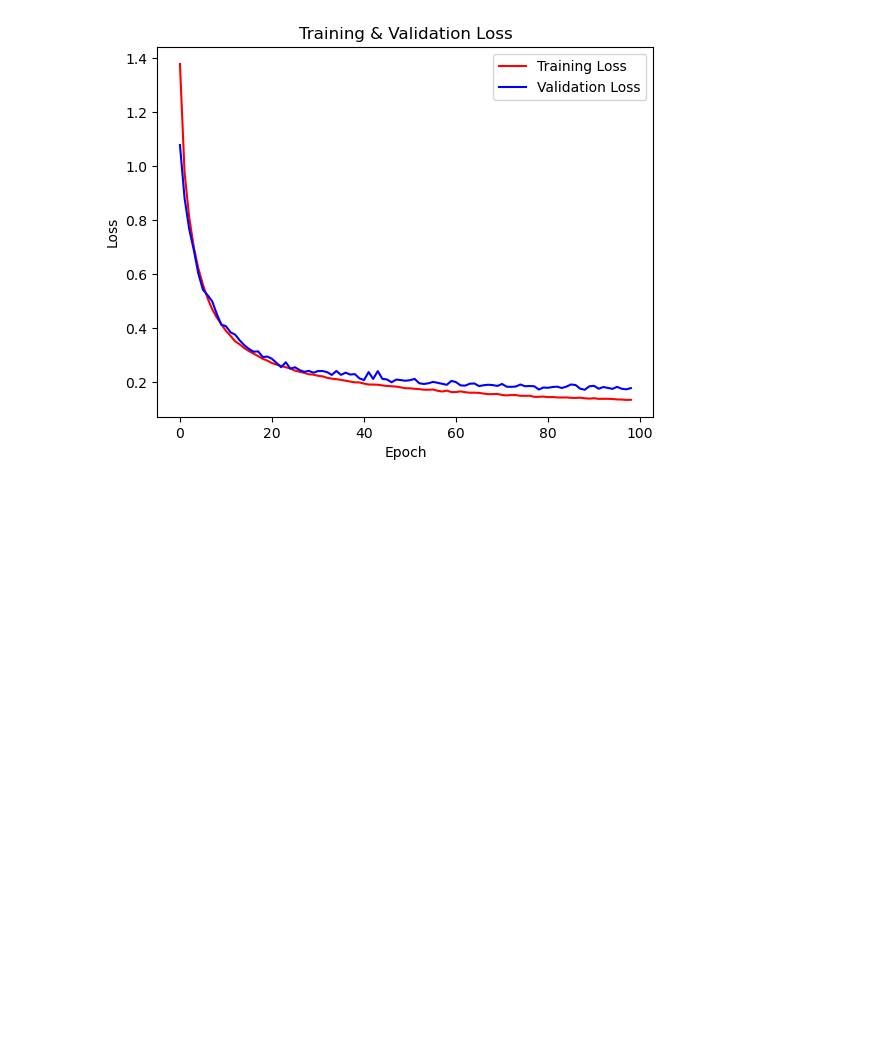
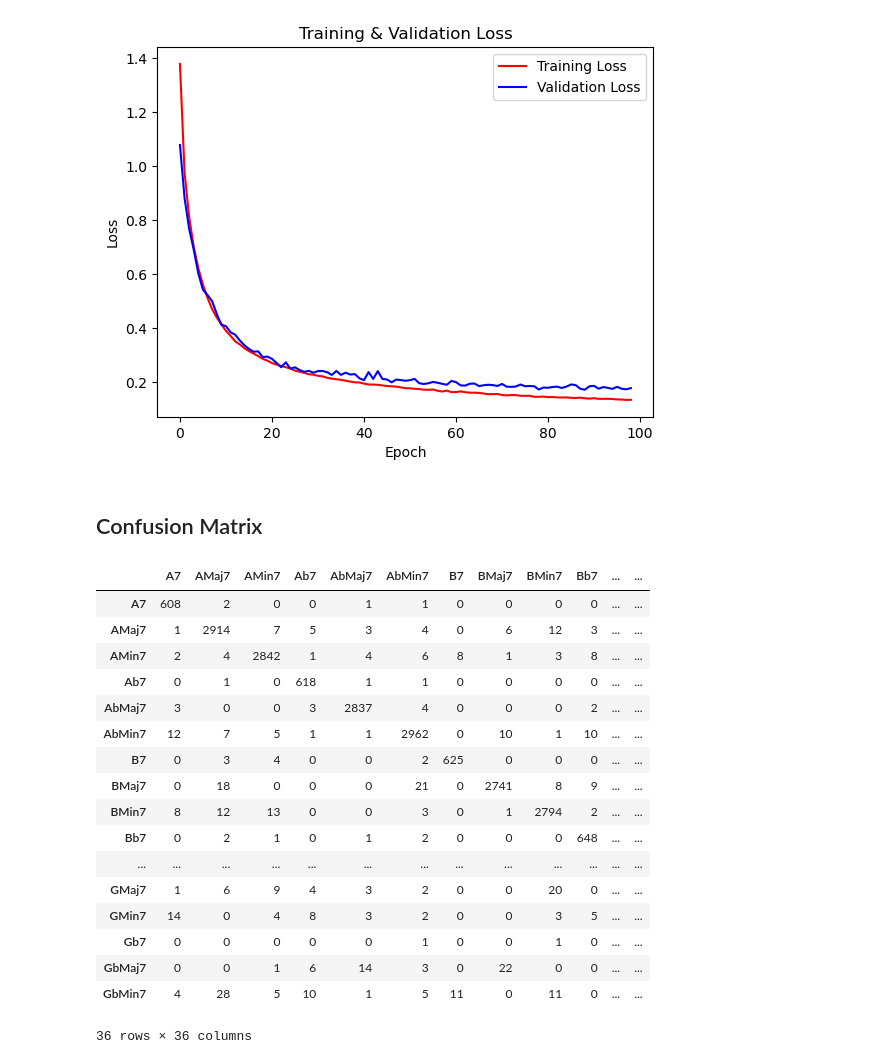
Before and after one commit to HaikalMPPH/chord-recognition, a Jupyter notebook: Model/explore.ipynb, the cells around one changed output. Cells and saved outputs as stored; diff of their text form; code cells hidden in the pictures; blank space fills up the shorter version.

Commit message:
stronger and sexier model

```diff
--- a/Model/explore.ipynb
+++ b/Model/explore.ipynb
@@ -100,6 +146,7 @@ plt.tight_layout()
 # %% [markdown]
 # Model
 # %%
-history = pd.read_csv("./model_lstm_cens_64_64_history.csv")
-history
+model = tf.keras.models.load_model("./model_lstm_cens_64_64.keras")
+history = pd.read_csv("./History/model_lstm_cens_64_64_history.csv")
+y_pred = np.argmax(model.predict(X_seq_test), axis=1)
 # %% [output]
@@ -137,3 +174,29 @@ plt.show()
 # %% [output]
 [figure]
 [figure]
+# %% [markdown]
+## Confusion Matrix
+# %%
+cm = sk.metrics.confusion_matrix(y_seq_test, y_pred)
+cm_df = pd.DataFrame(cm, index=encoder.classes_, columns=encoder.classes_)
+cm_df.to_csv("normalized_confusion_matrix.csv")
+cm_df
+# %% [output]
+|  | A7 | AMaj7 | AMin7 | Ab7 | AbMaj7 | AbMin7 | B7 | BMaj7 | BMin7 | Bb7 | ... | ... |
+| A7 | 608 | 2 | 0 | 0 | 1 | 1 | 0 | 0 | 0 | 0 | ... | ... |
+| AMaj7 | 1 | 2914 | 7 | 5 | 3 | 4 | 0 | 6 | 12 | 3 | ... | ... |
+| AMin7 | 2 | 4 | 2842 | 1 | 4 | 6 | 8 | 1 | 3 | 8 | ... | ... |
+| Ab7 | 0 | 1 | 0 | 618 | 1 | 1 | 0 | 0 | 0 | 0 | ... | ... |
+| AbMaj7 | 3 | 0 | 0 | 3 | 2837 | 4 | 0 | 0 | 0 | 2 | ... | ... |
+| AbMin7 | 12 | 7 | 5 | 1 | 1 | 2962 | 0 | 10 | 1 | 10 | ... | ... |
+| B7 | 0 | 3 | 4 | 0 | 0 | 2 | 625 | 0 | 0 | 0 | ... | ... |
+| BMaj7 | 0 | 18 | 0 | 0 | 0 | 21 | 0 | 2741 | 8 | 9 | ... | ... |
+| BMin7 | 8 | 12 | 13 | 0 | 0 | 3 | 0 | 1 | 2794 | 2 | ... | ... |
+| Bb7 | 0 | 2 | 1 | 0 | 1 | 2 | 0 | 0 | 0 | 648 | ... | ... |
+| ... | ... | ... | ... | ... | ... | ... | ... | ... | ... | ... | ... | ... |
+| GMaj7 | 1 | 6 | 9 | 4 | 3 | 2 | 0 | 0 | 20 | 0 | ... | ... |
+| GMin7 | 14 | 0 | 4 | 8 | 3 | 2 | 0 | 0 | 3 | 5 | ... | ... |
+| Gb7 | 0 | 0 | 0 | 0 | 0 | 1 | 0 | 0 | 1 | 0 | ... | ... |
+| GbMaj7 | 0 | 0 | 1 | 6 | 14 | 3 | 0 | 22 | 0 | 0 | ... | ... |
+| GbMin7 | 4 | 28 | 5 | 10 | 1 | 5 | 11 | 0 | 11 | 0 | ... | ... |
+36 rows × 36 columns
```
Also changed, not shown: parts of 4 cells of this notebook, 33 other files.
